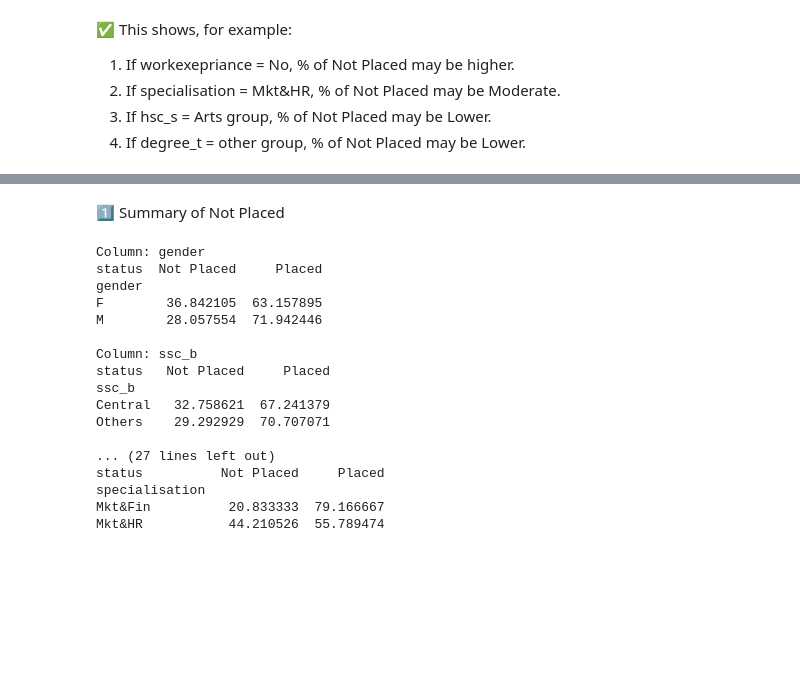
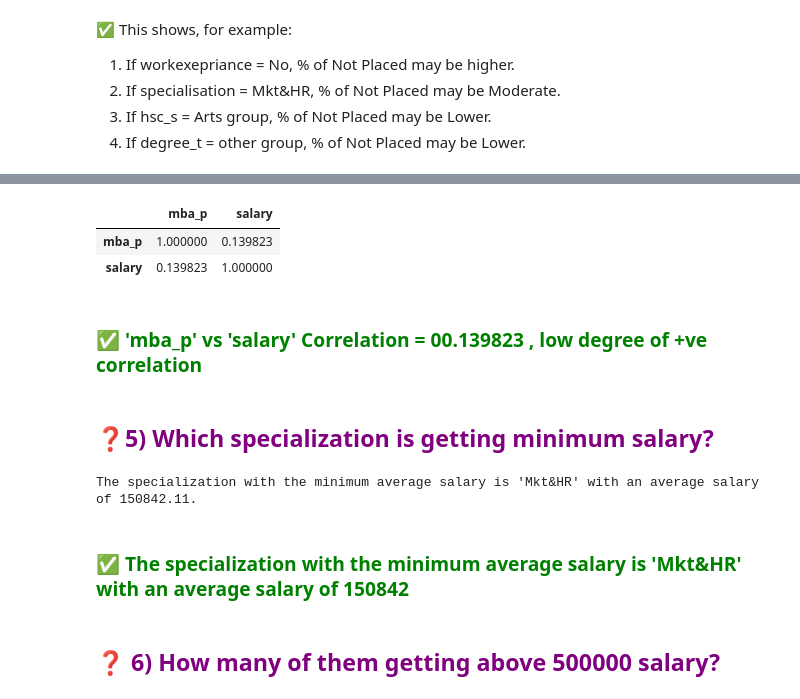
Before and after one commit to aisubramani/Hope_Ai_Assignment, a Jupyter notebook: Week5_2_Data_Science_Bivariate_Analysis/4_ANOVA/Assignment_data_analysis.ipynb, the cells around one changed output, grey strips where cells are left out. Saved outputs shown, nothing was run; the diff lists cells and outputs as text; code cells hidden in the pictures; blank space fills up the shorter version.

```diff
--- a/Week5_2_Data_Science_Bivariate_Analysis/4_ANOVA/Assignment_data_analysis.ipynb
+++ b/Week5_2_Data_Science_Bivariate_Analysis/4_ANOVA/Assignment_data_analysis.ipynb
@@ -336,26 +221,23 @@ plt.show()
-# %% [markdown]
-1️⃣ Summary of Not Placed
-# %%
-categorical_cols = ['gender', 'ssc_b', 'hsc_b', 'hsc_s', 'degree_t', 'workex', 'specialisation']
-
-for col in categorical_cols:
-    print(f"\nColumn: {col}")
-    print(pd.crosstab(dataset[col], dataset['status'], normalize='index') * 100)
-# %% [output]
-Column: gender
-status  Not Placed     Placed
-gender
-F        36.842105  63.157895
-M        28.057554  71.942446
-
-Column: ssc_b
-status   Not Placed     Placed
-ssc_b
-Central   32.758621  67.241379
-Others    29.292929  70.707071
-
-... (27 lines left out)
-status          Not Placed     Placed
-specialisation
-Mkt&Fin          20.833333  79.166667
-Mkt&HR           44.210526  55.789474
+# %%
+#Correlation
+dataset[['mba_p','salary']].corr()
+# %% [output]
+|  | mba_p | salary |
+| mba_p | 1.000000 | 0.139823 |
+| salary | 0.139823 | 1.000000 |
+# %% [markdown]
+<h3 style="color:green">✅ 'mba_p' vs 'salary' Correlation = 00.139823 , low degree of +ve correlation</h3>
+# %% [markdown]
+<h2 style="color:purple">❓5) Which specialization is getting minimum salary?</h2>
+# %%
+# Find specialization with minimum average salary
+min_salary_spec = dataset.groupby('specialisation')['salary'].mean().idxmin()
+min_salary_value = dataset.groupby('specialisation')['salary'].mean().min()
+
+print(f"The specialization with the minimum average salary is '{min_salary_spec}' with an average salary of {min_salary_value:.2f}.")
+# %% [output]
+The specialization with the minimum average salary is 'Mkt&HR' with an average salary of 150842.11.
+# %% [markdown]
+<h3 style="color:green">✅ The specialization with the minimum average salary is 'Mkt&HR' with an average salary of 150842</h3>
+# %% [markdown]
+<h2 style="color:purple">❓ 6) How many of them getting above 500000 salary? </h2>
```
Also changed, not shown: parts of 23 cells of this notebook.
